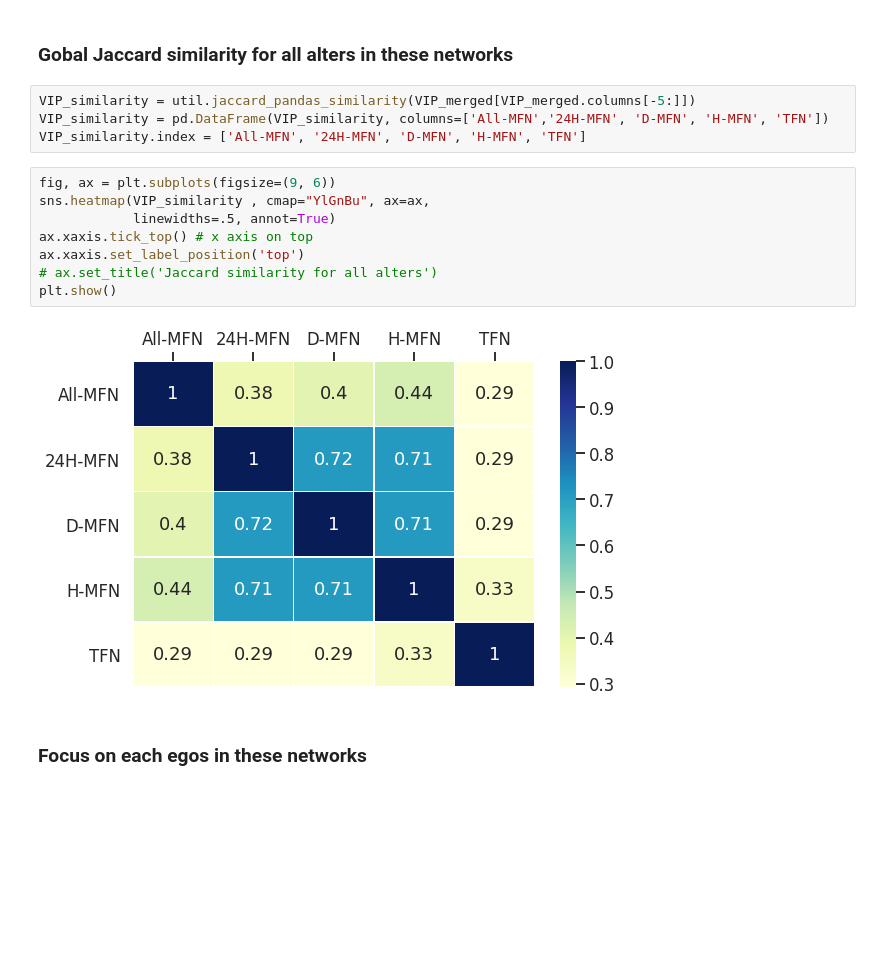
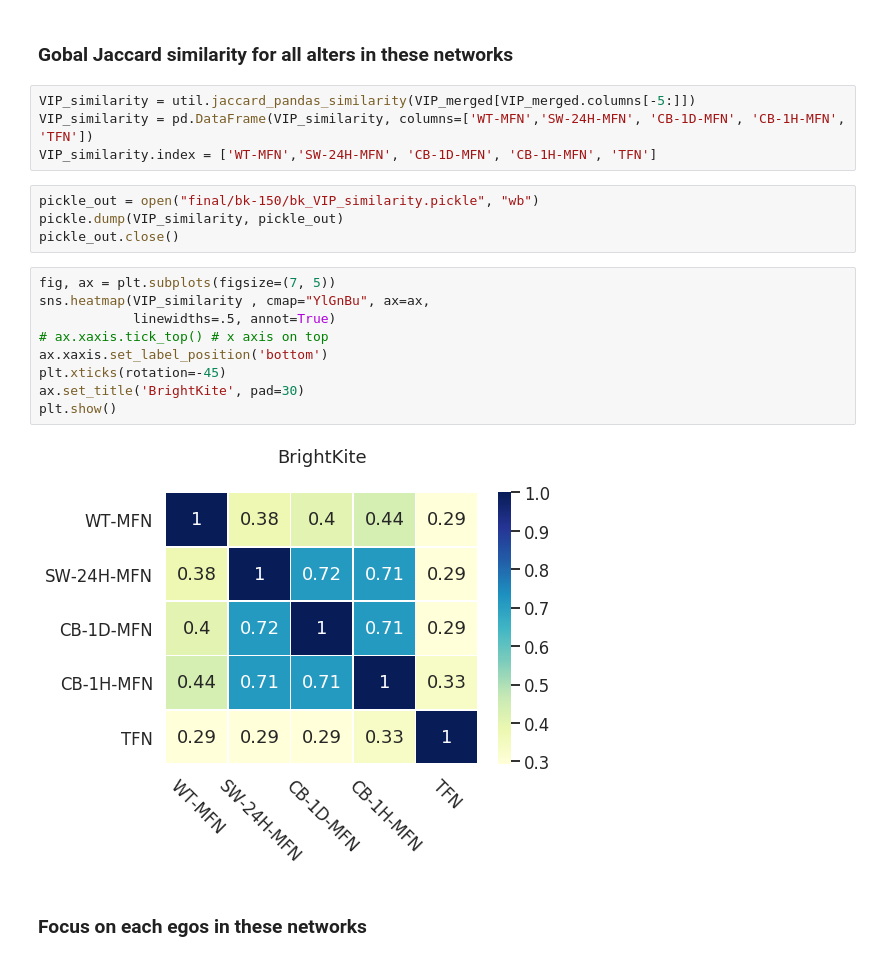
Before and after one commit to Magica-Chen/social-predictability, a Jupyter notebook: Ranking-Based-BK-VS.ipynb, the cells around one changed output. Saved outputs shown, nothing was run; the diff lists cells and outputs as text; blank space fills up the shorter version.

Commit message:
add similarity plot

```diff
--- a/Ranking-Based-BK-VS.ipynb
+++ b/Ranking-Based-BK-VS.ipynb
@@ -281,18 +281,23 @@ VIP_merged.columns = ['Included', 'userid', 'All-MFN' ,'24H-MFN', 'D-MFN', 'H-MF
 ### Gobal Jaccard similarity for all alters in these networks
 # %%
 VIP_similarity = util.jaccard_pandas_similarity(VIP_merged[VIP_merged.columns[-5:]])
-VIP_similarity = pd.DataFrame(VIP_similarity, columns=['All-MFN','24H-MFN', 'D-MFN', 'H-MFN', 'TFN'])
-VIP_similarity.index = ['All-MFN', '24H-MFN', 'D-MFN', 'H-MFN', 'TFN']
+VIP_similarity = pd.DataFrame(VIP_similarity, columns=['WT-MFN','SW-24H-MFN', 'CB-1D-MFN', 'CB-1H-MFN', 'TFN'])
+VIP_similarity.index = ['WT-MFN','SW-24H-MFN', 'CB-1D-MFN', 'CB-1H-MFN', 'TFN']
+# %%
+pickle_out = open("final/bk-150/bk_VIP_similarity.pickle", "wb")
+pickle.dump(VIP_similarity, pickle_out)
+pickle_out.close()
 # %%
-fig, ax = plt.subplots(figsize=(9, 6))
+fig, ax = plt.subplots(figsize=(7, 5))
 sns.heatmap(VIP_similarity , cmap="YlGnBu", ax=ax,
             linewidths=.5, annot=True)
-ax.xaxis.tick_top() # x axis on top
-ax.xaxis.set_label_position('top')
-# ax.set_title('Jaccard similarity for all alters')
+# ax.xaxis.tick_top() # x axis on top
+ax.xaxis.set_label_position('bottom')
+plt.xticks(rotation=-45)
+ax.set_title('BrightKite', pad=30)
 plt.show()
 # %% [output]
-[figure, old version]
+[figure, new version]
 # %% [markdown]
 ### Focus on each egos in these networks
 # %%
```
Also changed, not shown: 3 other files.
